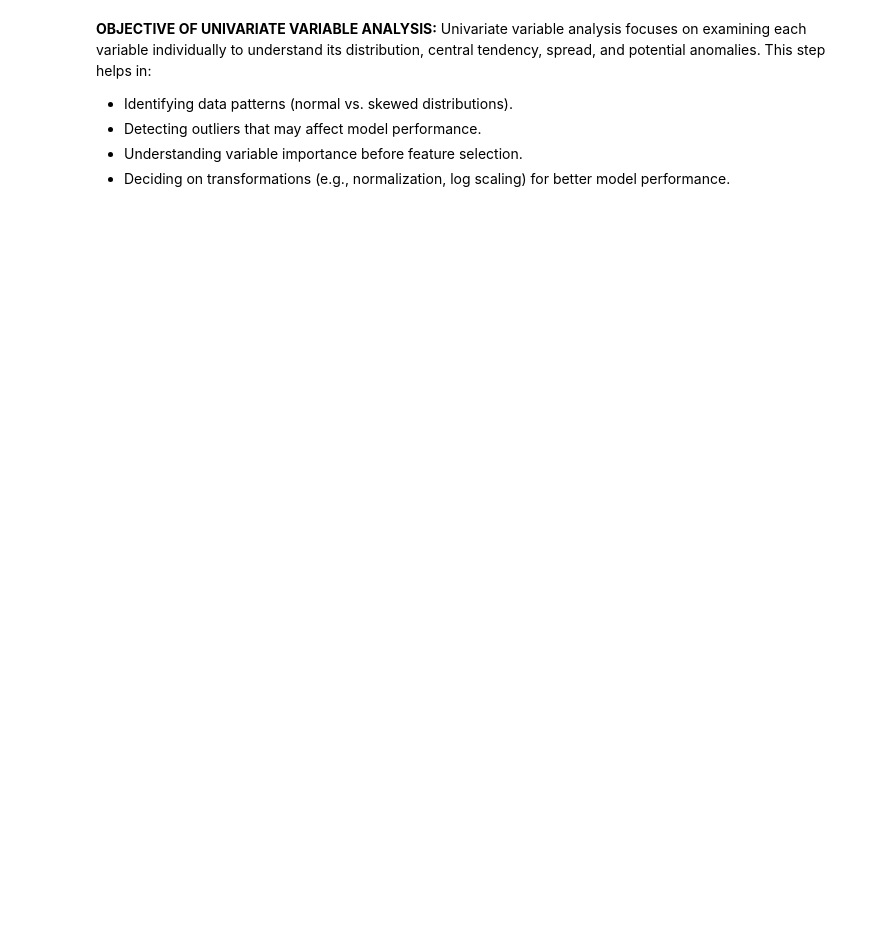
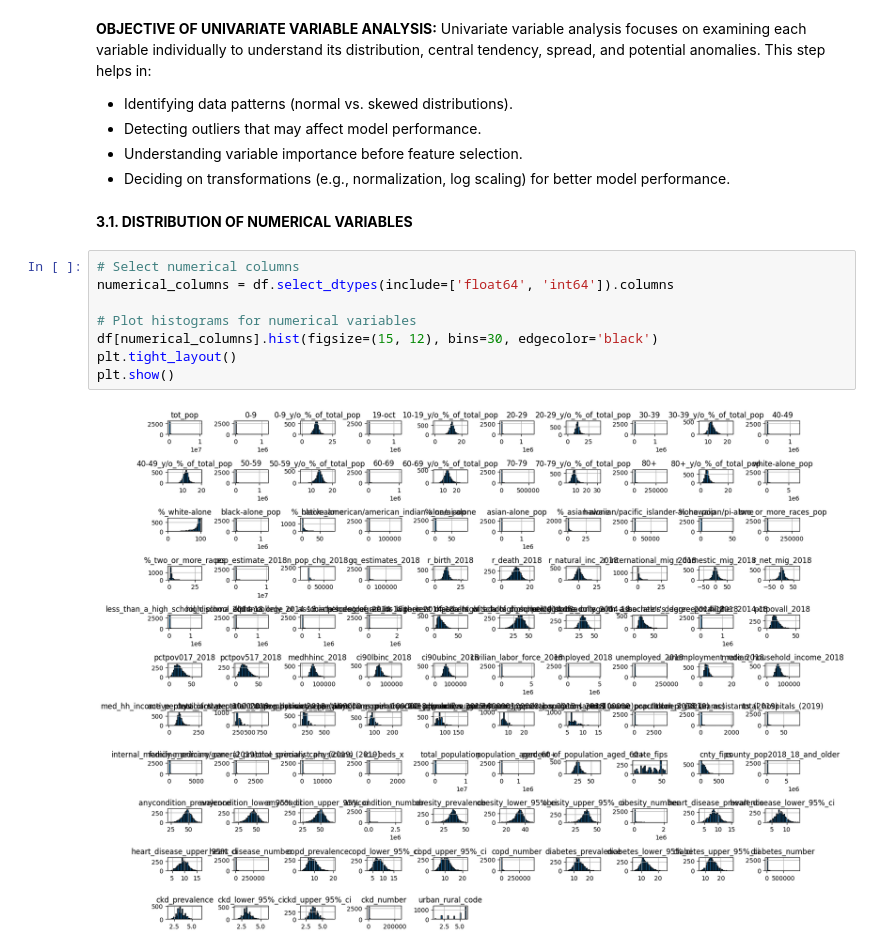
Before and after one commit to jenuzho/SOCIODEMOGRAPHIC-AND-HEALTH-RESOURCE-DATA-Linear-Regression-Model, a Jupyter notebook: src/explore.ipynb, the cells around one changed output. Saved outputs shown, nothing was run; the diff lists cells and outputs as text; blank space fills up the shorter version.

Commit message:
UNIVARIATE VARIABLE ANALYSIS

```diff
--- a/src/explore.ipynb
+++ b/src/explore.ipynb
@@ -187,3 +195,15 @@ df.columns = df.columns.str.lower().str.replace(' ', '_')
 -  Detecting outliers that may affect model performance.
 -  Understanding variable importance before feature selection.
 -  Deciding on transformations (e.g., normalization, log scaling) for better model performance.
+# %% [markdown]
+**3.1. DISTRIBUTION OF NUMERICAL VARIABLES**
+# %%
+# Select numerical columns
+numerical_columns = df.select_dtypes(include=['float64', 'int64']).columns
+
+# Plot histograms for numerical variables
+df[numerical_columns].hist(figsize=(15, 12), bins=30, edgecolor='black')
+plt.tight_layout()
+plt.show()
+# %% [output]
+[figure, added]
```
Also changed, not shown: parts of 7 cells of this notebook, 1 other file.
